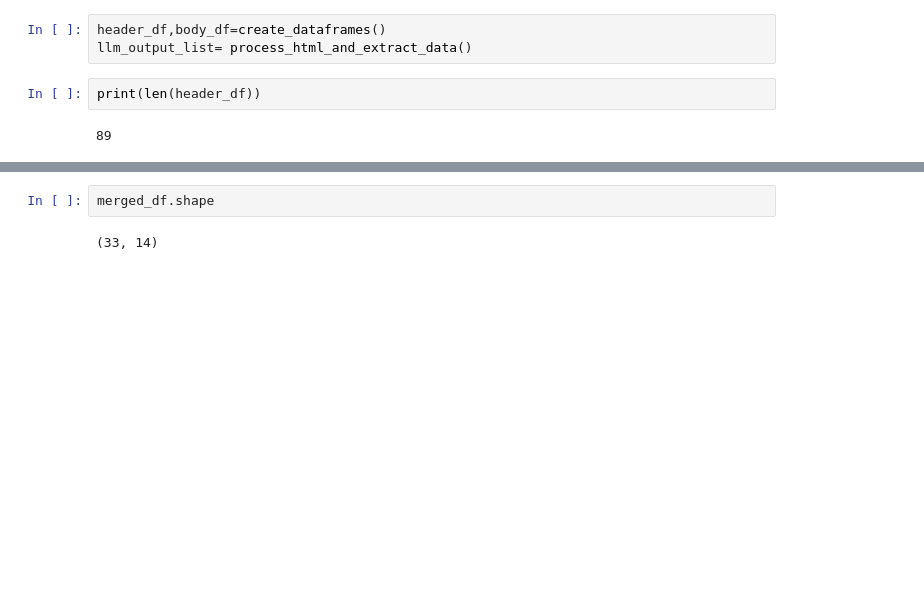
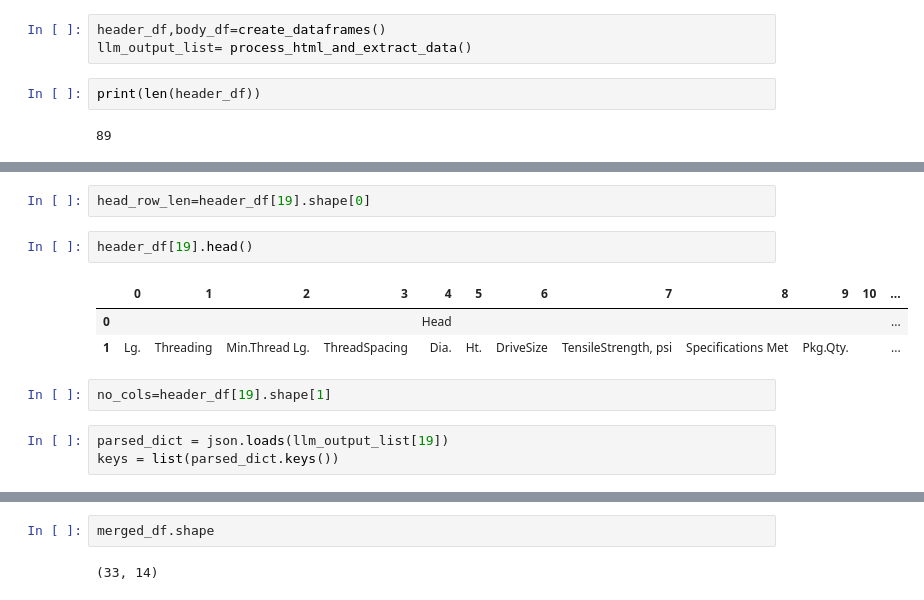
Before and after one commit to adkprakash/data-studio-rag, a Jupyter notebook: final.ipynb, the cells around one changed output, grey strips where cells are left out. Drawn from its saved outputs; the diff is of its cells as text; blank space fills up the shorter version.

```diff
--- a/final.ipynb
+++ b/final.ipynb
@@ -19,0 +43,13 @@ header_df[3].head()
+# %%
+head_row_len=header_df[19].shape[0]
+# %%
+header_df[19].head()
+# %% [output]
+|  | 0 | 1 | 2 | 3 | 4 | 5 | 6 | 7 | 8 | 9 | 10 | ... |
+| 0 |  |  |  |  | Head |  |  |  |  |  |  | ... |
+| 1 | Lg. | Threading | Min.Thread Lg. | ThreadSpacing | Dia. | Ht. | DriveSize | TensileStrength, psi | Specifications Met | Pkg.Qty. |  | ... |
+# %%
+no_cols=header_df[19].shape[1]
+# %%
+parsed_dict = json.loads(llm_output_list[19])
+keys = list(parsed_dict.keys())
```
Also changed, not shown: parts of 27 cells of this notebook, 5 other files.
